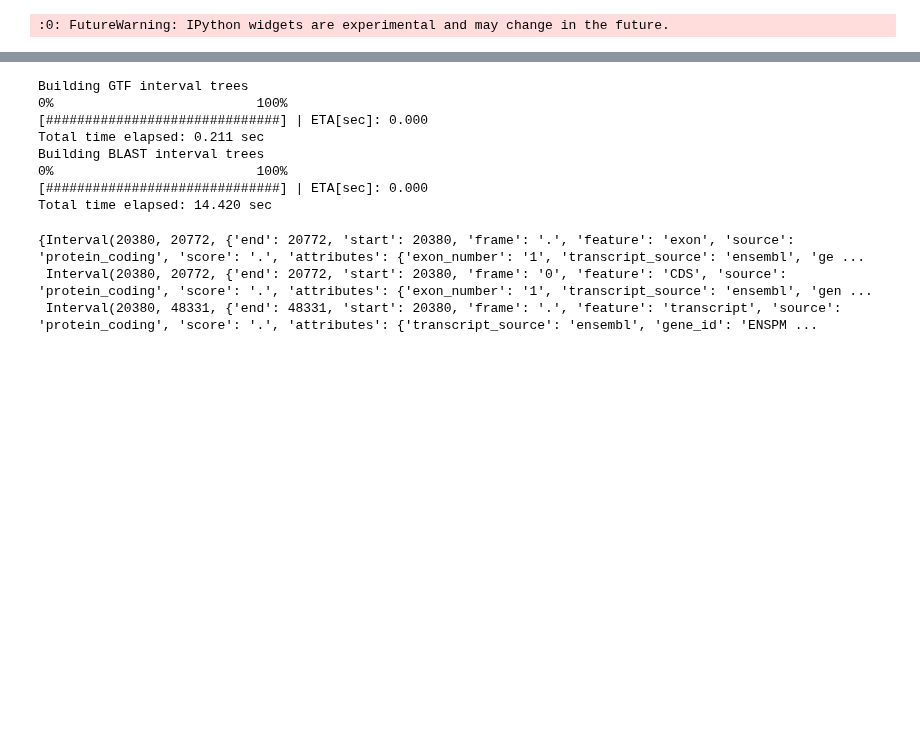
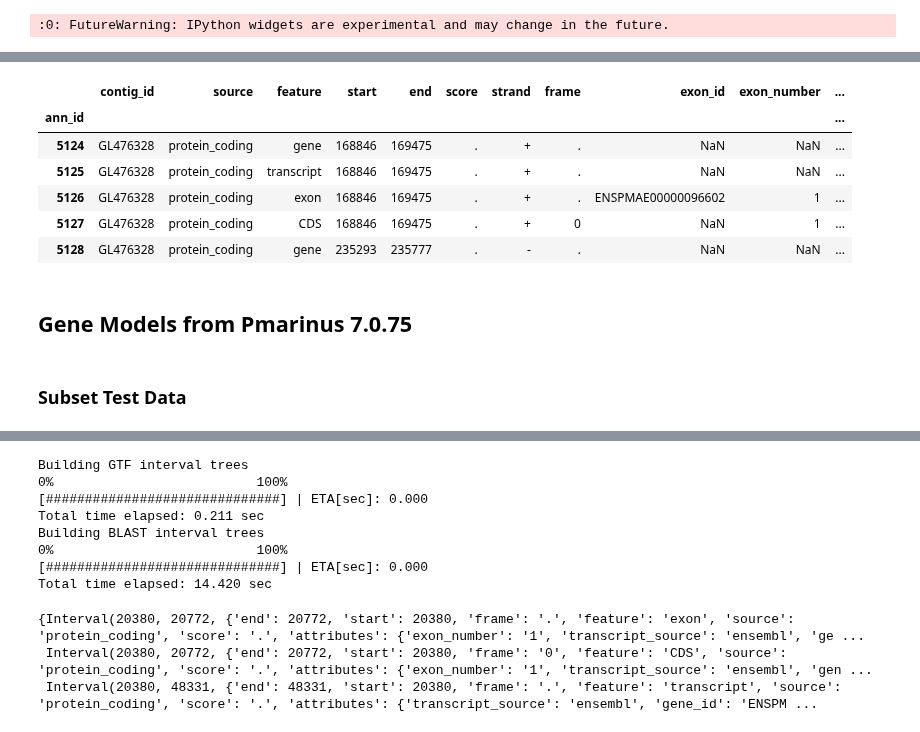
Before and after one commit to standage/2015-petMarSB, a Jupyter notebook: notebooks/petmar-cross-validate.ipynb, the cells around one changed output, grey strips where cells are left out. Cells and saved outputs as stored; diff of their text form; code cells hidden in the pictures; blank space fills up the shorter version.

```diff
--- a/notebooks/petmar-cross-validate.ipynb
+++ b/notebooks/petmar-cross-validate.ipynb
@@ -264,0 +127,18 @@ pd.concat([gtf_trees, alignment_subject_trees], axis=1)
+# %%
+gtf_file = wdir(resources_df.ix['petMar2_gtf'].filename)
+gtf_df = read_gtf(gtf_file)
+gtf_df.sort(columns=['contig_id'], inplace=True)
+gtf_df.index.set_names('ann_id', inplace=True)
+gtf_df.head()
+# %% [output]
+|  | contig_id | source | feature | start | end | score | strand | frame | exon_id | exon_number | ... |
+| ann_id |  |  |  |  |  |  |  |  |  |  | ... |
+| 5124 | GL476328 | protein_coding | gene | 168846 | 169475 | . | + | . | NaN | NaN | ... |
+| 5125 | GL476328 | protein_coding | transcript | 168846 | 169475 | . | + | . | NaN | NaN | ... |
+| 5126 | GL476328 | protein_coding | exon | 168846 | 169475 | . | + | . | ENSPMAE00000096602 | 1 | ... |
+| 5127 | GL476328 | protein_coding | CDS | 168846 | 169475 | . | + | 0 | NaN | 1 | ... |
+| 5128 | GL476328 | protein_coding | gene | 235293 | 235777 | . | - | . | NaN | NaN | ... |
+# %% [markdown]
+## Gene Models from Pmarinus 7.0.75
+# %% [markdown]
+### Subset Test Data
```
Also changed, not shown: parts of 59 cells of this notebook.
